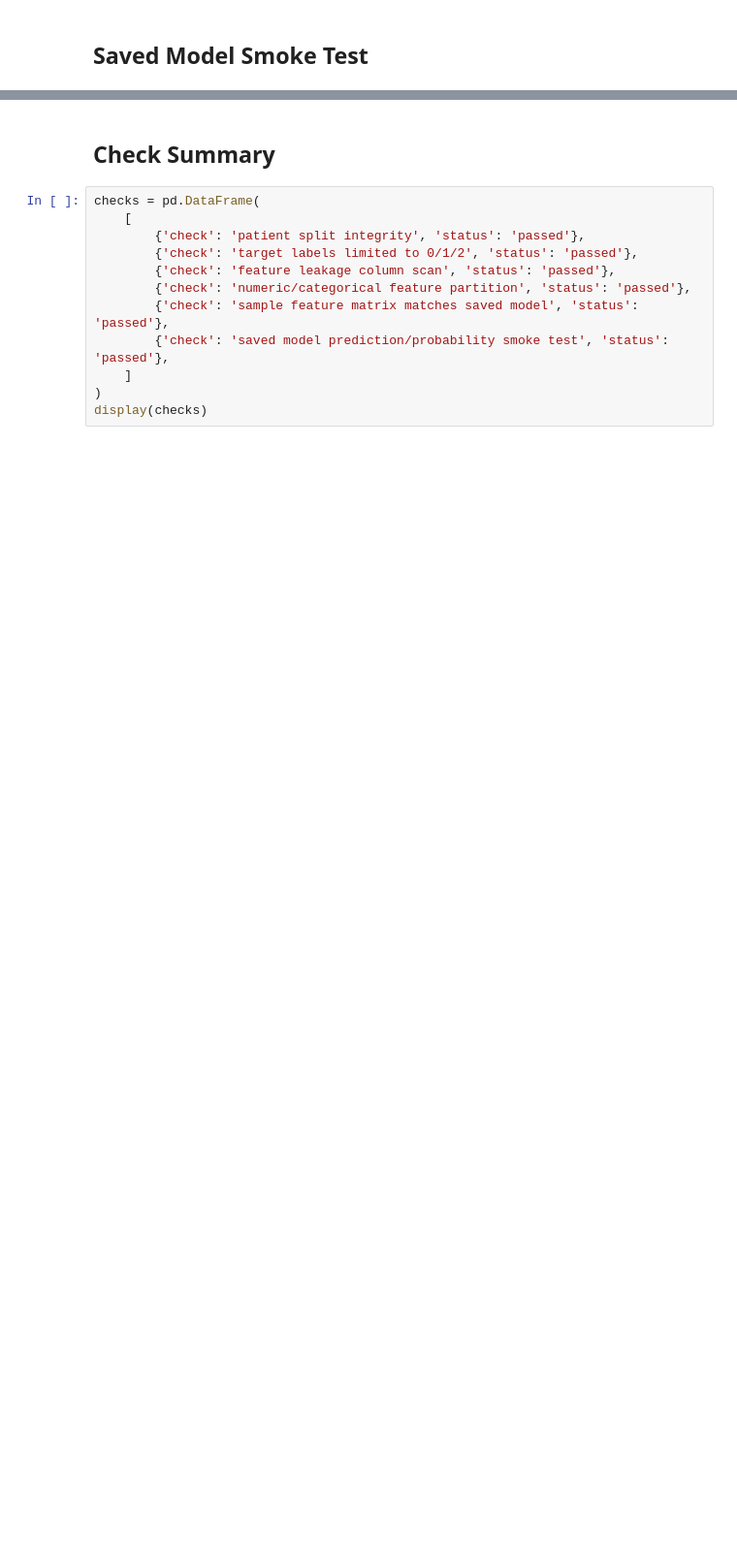
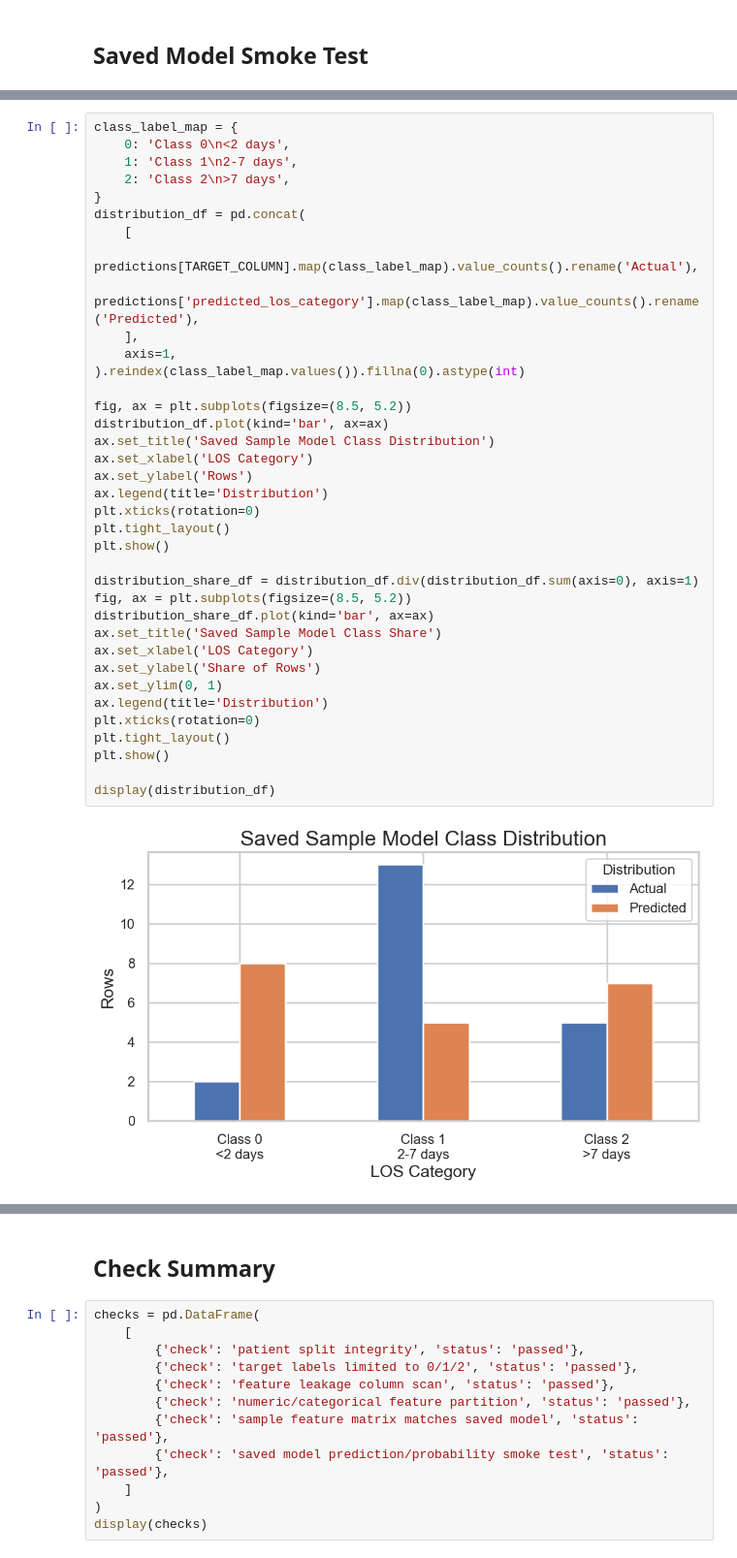
Before and after one commit to brandonwu694/STATS_170B_CAPSTONE_GROUP15, a Jupyter notebook: notebooks/model_performance_checks.ipynb, the cells around one changed output, grey strips where cells are left out. Shown at 97% size. Saved outputs shown, nothing was run; the diff lists cells and outputs as text; blank space fills up the shorter version.

```diff
--- a/notebooks/model_performance_checks.ipynb
+++ b/notebooks/model_performance_checks.ipynb
@@ -98,0 +263,39 @@ display(predictions.head(10))
+# %%
+class_label_map = {
+    0: 'Class 0\n<2 days',
+    1: 'Class 1\n2-7 days',
+    2: 'Class 2\n>7 days',
+}
+distribution_df = pd.concat(
+    [
+        predictions[TARGET_COLUMN].map(class_label_map).value_counts().rename('Actual'),
+        predictions['predicted_los_category'].map(class_label_map).value_counts().rename('Predicted'),
+    ],
+    axis=1,
+).reindex(class_label_map.values()).fillna(0).astype(int)
+
+fig, ax = plt.subplots(figsize=(8.5, 5.2))
+distribution_df.plot(kind='bar', ax=ax)
+ax.set_title('Saved Sample Model Class Distribution')
+ax.set_xlabel('LOS Category')
+ax.set_ylabel('Rows')
+ax.legend(title='Distribution')
+plt.xticks(rotation=0)
+plt.tight_layout()
+plt.show()
+
+distribution_share_df = distribution_df.div(distribution_df.sum(axis=0), axis=1)
+fig, ax = plt.subplots(figsize=(8.5, 5.2))
+distribution_share_df.plot(kind='bar', ax=ax)
+ax.set_title('Saved Sample Model Class Share')
+ax.set_xlabel('LOS Category')
+ax.set_ylabel('Share of Rows')
+ax.set_ylim(0, 1)
+ax.legend(title='Distribution')
+plt.xticks(rotation=0)
+plt.tight_layout()
+plt.show()
+
+display(distribution_df)
+# %% [output]
+[figure, added]
```
Also changed, not shown: parts of 11 cells of this notebook.
